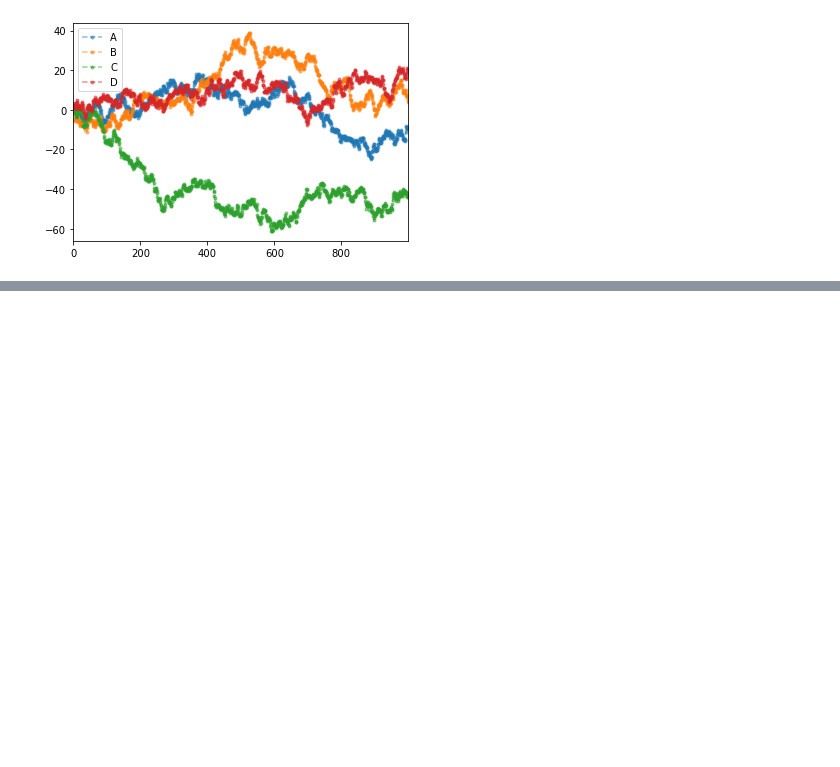
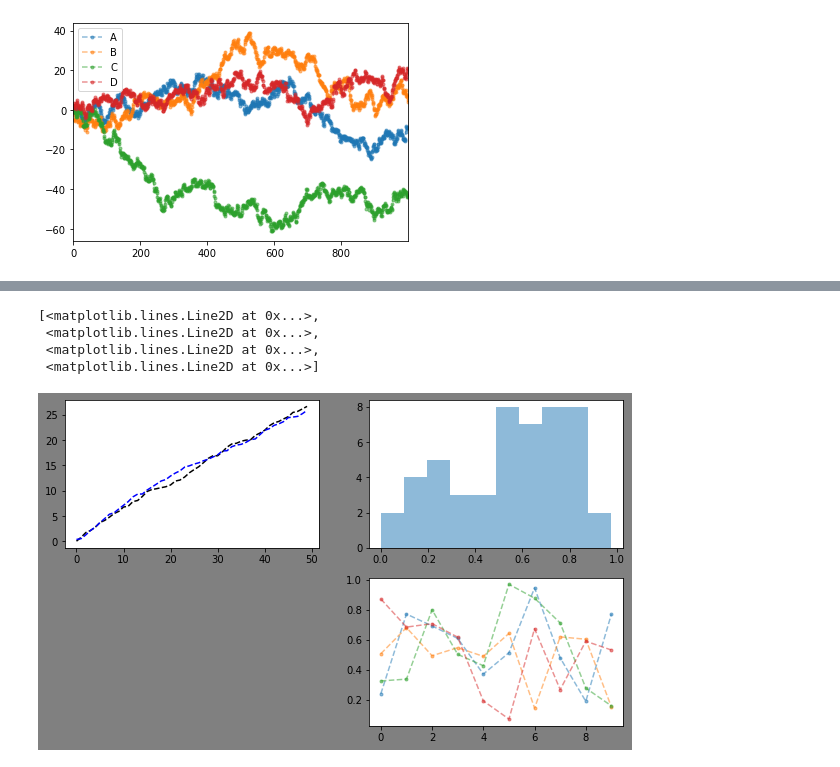
Before and after one commit to tsangyu98/matplotlib_study, a Jupyter notebook: Matplotlib_part1.ipynb, the cells around one changed output, grey strips where cells are left out. Cells and saved outputs as stored; diff of their text form; code cells hidden in the pictures; blank space fills up the shorter version.

```diff
--- a/Matplotlib_part1.ipynb
+++ b/Matplotlib_part1.ipynb
@@ -323,0 +351,23 @@ plt.savefig('./pic.png',
+# %%
+# 子图创建1 - 先建立子图然后填充图表
+fig = plt.figure(figsize=(10, 6), facecolor='gray')
+
+ax1 = fig.add_subplot(2, 2, 1)  # 生成一个可以容纳2行2列的图表区域，1表示放在第一行的左边
+plt.plot(np.random.rand(50).cumsum(), 'k--')
+plt.plot(np.random.rand(50).cumsum(), 'b--')
+# 先创建图表figure对象,然后生成子图
+# 创建子图后绘制图表，会绘制到最后一个子图
+
+ax2 = fig.add_subplot(2, 2, 2)  # 第一行的右图
+ax2.hist(np.random.rand(50), alpha=0.5)
+
+ax4 = fig.add_subplot(2, 2, 4)  # 第二行右图
+df2 = pd.DataFrame(np.random.rand(10, 4), columns=list('abcd'))
+ax4.plot(df2, alpha=0.5, linestyle='--', marker='.')
+# 也可以直接在子图后用图表创建函数直接生成图表
+# %% [output]
+[<matplotlib.lines.Line2D at 0x...>,
+ <matplotlib.lines.Line2D at 0x...>,
+ <matplotlib.lines.Line2D at 0x...>,
+ <matplotlib.lines.Line2D at 0x...>]
+[figure, added]
```
Also changed, not shown: parts of 5 cells of this notebook, 1 other file.
